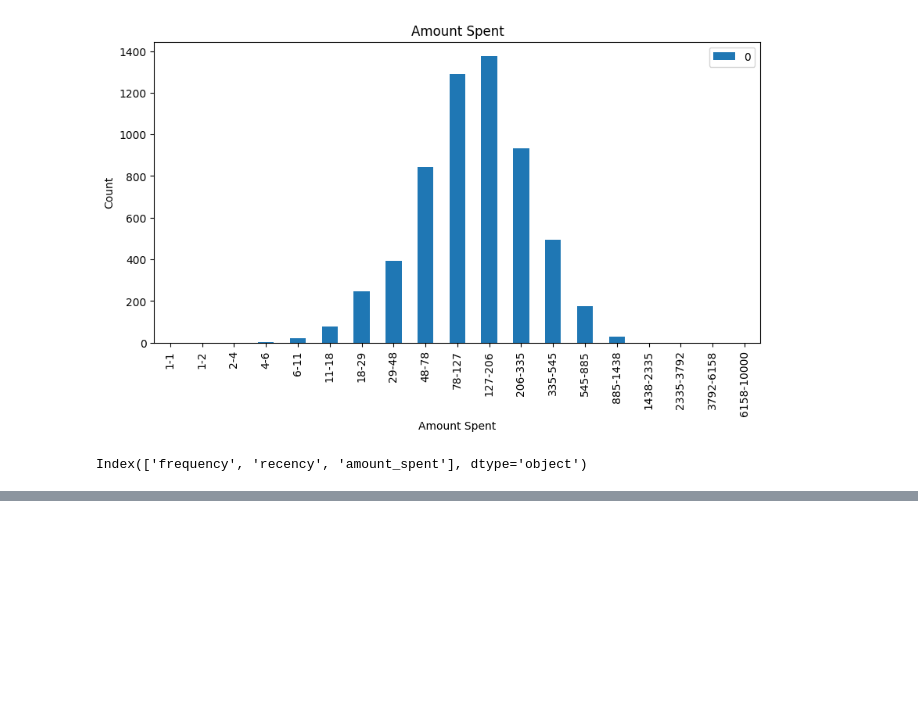
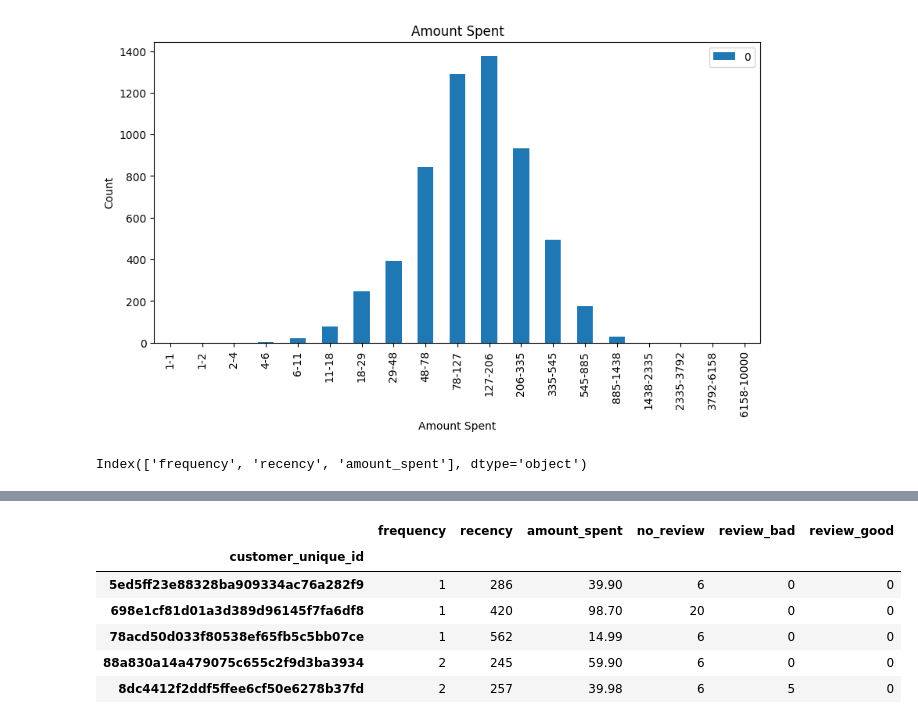
Before and after one commit to ThomasMeb/Projet_4, a Jupyter notebook: Mebarki_Thomas_notebook_exploration_022023.ipynb, the cells around one changed output, grey strips where cells are left out. Cells and saved outputs as stored; diff of their text form; code cells hidden in the pictures; blank space fills up the shorter version.

```diff
--- a/Mebarki_Thomas_notebook_exploration_022023.ipynb
+++ b/Mebarki_Thomas_notebook_exploration_022023.ipynb
@@ -660,0 +705,10 @@ Index(['frequency', 'recency', 'amount_spent'], dtype='object')
+# %%
+df.loc[df['no_review']>5].head()
+# %% [output]
+|  | frequency | recency | amount_spent | no_review | review_bad | review_good |
+| customer_unique_id |  |  |  |  |  |  |
+| 5ed5ff23e88328ba909334ac76a282f9 | 1 | 286 | 39.90 | 6 | 0 | 0 |
+| 698e1cf81d01a3d389d96145f7fa6df8 | 1 | 420 | 98.70 | 20 | 0 | 0 |
+| 78acd50d033f80538ef65fb5c5bb07ce | 1 | 562 | 14.99 | 6 | 0 | 0 |
+| 88a830a14a479075c655c2f9d3ba3934 | 2 | 245 | 59.90 | 6 | 0 | 0 |
+| 8dc4412f2ddf5ffee6cf50e6278b37fd | 2 | 257 | 39.98 | 6 | 5 | 0 |
```
Also changed, not shown: parts of 9 cells of this notebook, 2 other files.
